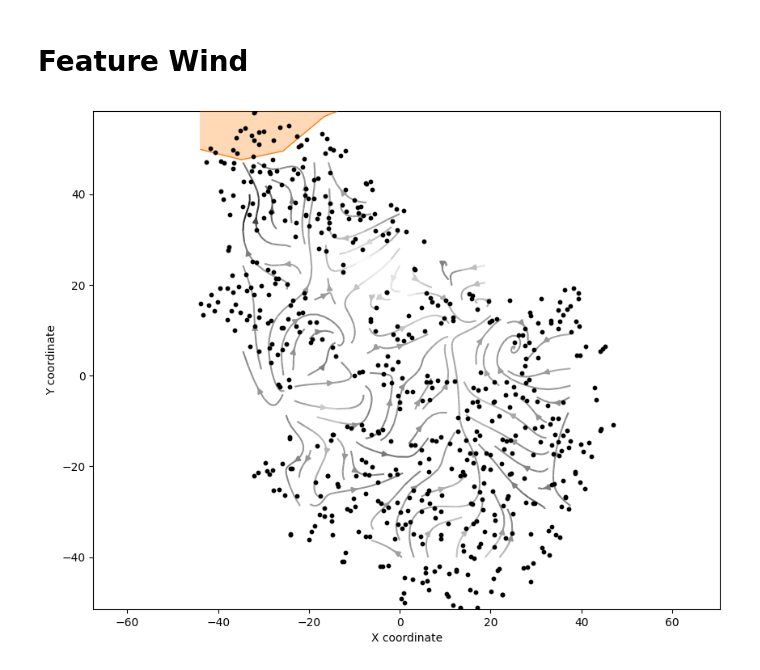
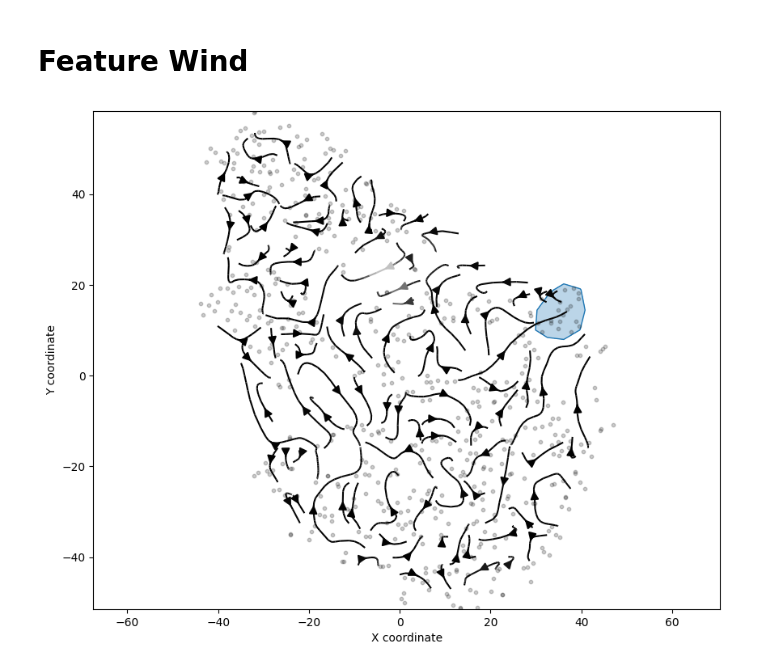
Before and after one commit to jiahaoxu14/FeatureWind, a Jupyter notebook: featurewind.ipynb, the cells around one changed output. Cells and saved outputs as stored; diff of their text form; code cells hidden in the pictures.

```diff
--- a/featurewind.ipynb
+++ b/featurewind.ipynb
@@ -136,6 +122,6 @@ import matplotlib.colors as mcolors
 feature_count = len(Col_labels)
 all_colors = plt.cm.tab10(np.linspace(0, 1, feature_count))  # Colors for all features
 
-grid_size = 10
+grid_size = 25
 # %%
 # --- Select by top features ---
@@ -172,11 +158,15 @@ for i, feature_idx in enumerate(selected_features):
         points, grid_size=grid_size, feature_index=feature_idx
     )
 
+    f_grid_feature = gaussian_filter(f_grid_feature, sigma=1)  # Adjust sigma
+
     # Define threshold near the maximum value.
     max_val = np.nanmax(f_grid_feature)
     min_val = np.nanmin(f_grid_feature)
-    tolerance = 0.1 * (max_val - min_val)  # adjust tolerance as desired
+    tolerance = 0.05 * (max_val - min_val)  # adjust tolerance as desired
     threshold = max_val - tolerance
+
+    threshold = np.nanpercentile(f_grid_feature, 99)  # Top 5% of values
 
     # Plot filled contour for regions with high values for the current feature.
     ax.contourf(
@@ -198,43 +188,58 @@ for i, feature_idx in enumerate(selected_features):
     # if np.any(mask):
     #     label_x = np.median(X_grid[mask])
     #     label_y = np.median(Y_grid[mask])
     #     ax.text(label_x, label_y, Col_labels[feature_idx],
     #             color='black', fontsize=10, ha='center', va='center',
     #             zorder=feature_idx+1)
 
 # Plot the underlying point positions for reference.
 positions = np.array([point.position for point in points if point.valid])
-ax.scatter(positions[:, 0], positions[:, 1], c='black', s=10, zorder=20)
+ax.scatter(positions[:, 0], positions[:, 1], c='black', s=10, zorder=20, alpha=0.2)
 
 # Add a legend for the selected features.
 gradient_list = np.array([
     np.mean([point.gradient_vectors[i] for i in selected_features], axis=0)
     for point in points if point.valid
 ])
 
+# Normalize each gradient vector.
+norms = np.linalg.norm(gradient_list, axis=1)
+norms[norms == 0] = 1  # Avoid division by zero.
+gradient_list_normalized = gradient_list / norms[:, None]
+
 # Interpolate the gradient vectors onto the scalar field grid (X_grid, Y_grid).
 grid_gx = griddata((positions[:, 0], positions[:, 1]), gradient_list[:, 0], (X_grid, Y_grid), method='cubic')
 grid_gy = griddata((positions[:, 0], positions[:, 1]), gradient_list[:, 1], (X_grid, Y_grid), method='cubic')
 
+# Smooth the interpolated gradient vectors for a more organized flow field.
+smooth_sigma = 0.1
+grid_gx_smooth = gaussian_filter(grid_gx, sigma=smooth_sigma)
+grid_gy_smooth = gaussian_filter(grid_gy, sigma=smooth_sigma)
+
 # Compute the magnitude and normalize it.
 hyp = np.hypot(grid_gx, grid_gy)
-valid_min = np.nanmin(hyp)
-valid_max = np.nanmax(hyp)
-filled_hyp = np.where(np.isnan(hyp), valid_min, hyp)
-norm = mcolors.PowerNorm(gamma=0.2, vmin=valid_min, vmax=valid_max)
-normed_hyp = norm(filled_hyp)
 
-# Overlay streamlines using the scalar field grid.
-strm = ax.streamplot(X_grid, Y_grid, grid_gx, grid_gy, density=1,
-                     color=normed_hyp, cmap='gray', zorder=10)
+# feature wind
+strm = ax.streamplot(
+    X_grid,
+    Y_grid,
+    grid_gx_smooth,
+    grid_gy_smooth,
+    density=1,         # Increase density for more streamlines
+    color=hyp,         # Color by magnitude
+    cmap='gray',
+    arrowsize=1.5,     # Adjust arrow size as needed
+    # arrowstyle='->',   # Use arrows for a wind-like effect
+    zorder=10
+)
 
 ax.set_xlabel('X coordinate')
 ax.set_ylabel('Y coordinate')
 ax.axis('equal')
 plt.grid(False)
 plt.show()
 # %% [output]
-[figure, old version]
+[figure, new version]
 # %%
 import matplotlib.patches as mpatches
 
```
Also changed, not shown: parts of 6 cells of this notebook, 1 other file.
